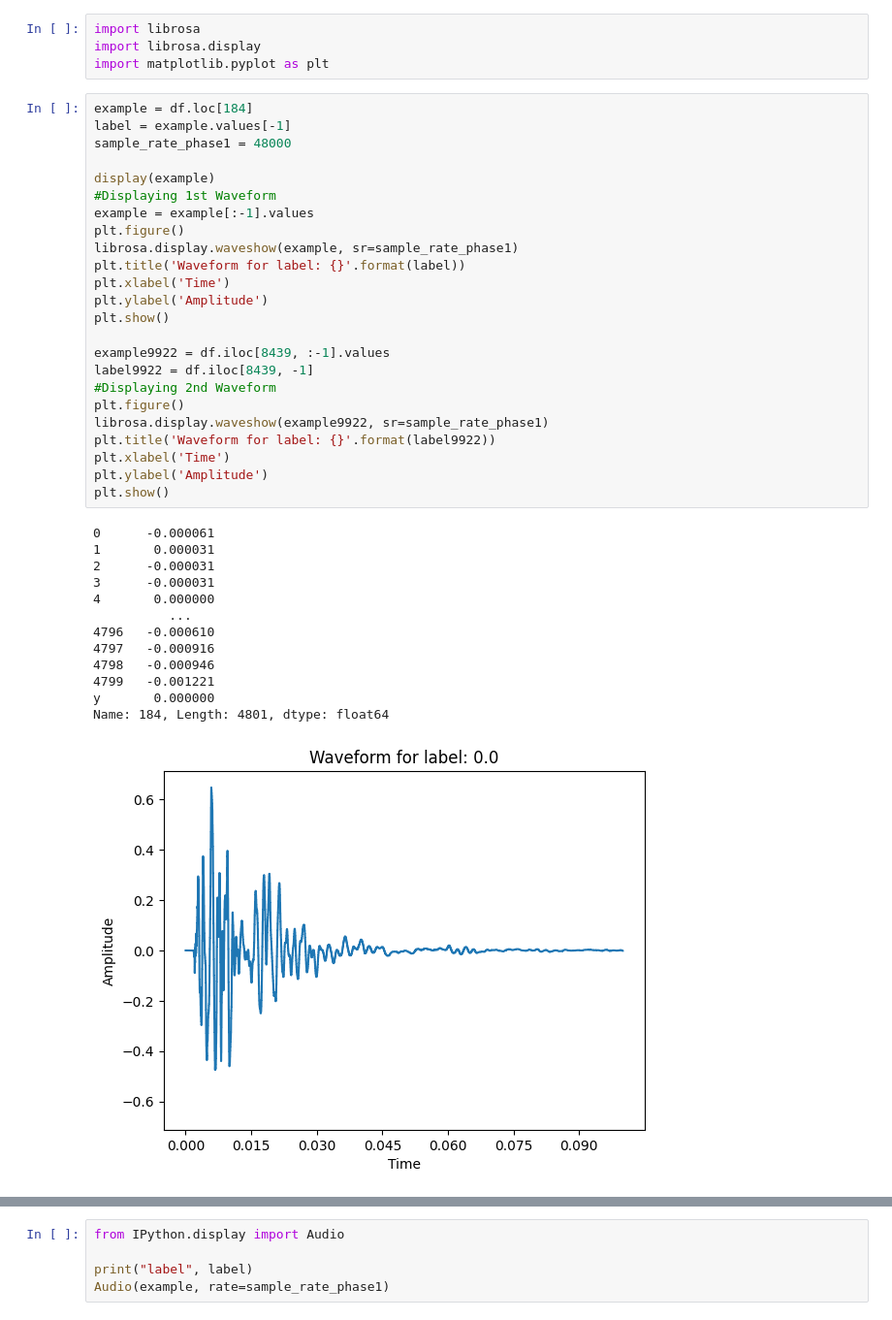
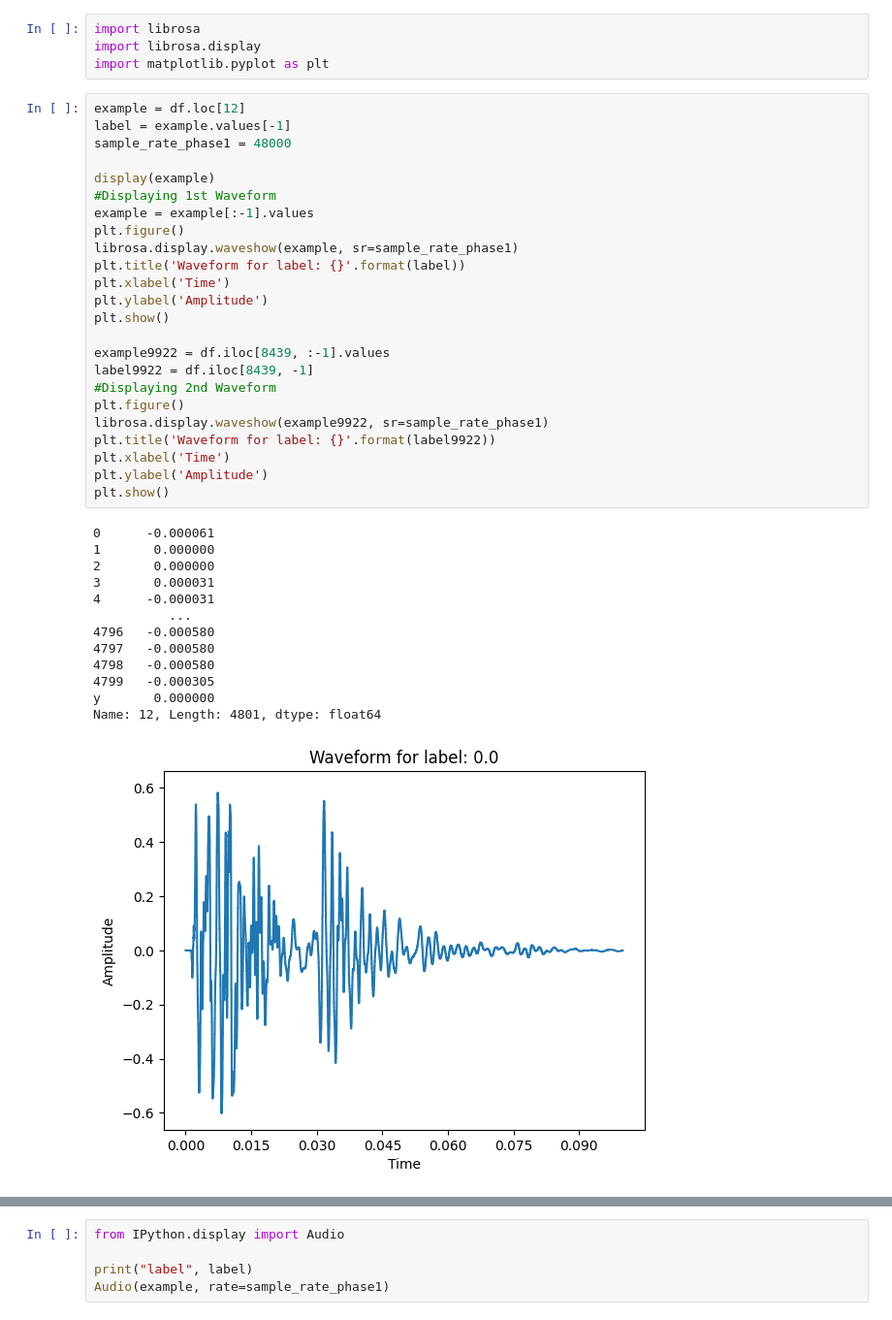
Before and after one commit to kanwarSINGH03/acoustic_signal_classification, a Jupyter notebook: analysis/phase2_analysis.ipynb, the cells around one changed output, grey strips where cells are left out. Shown: that part at 97% size. Saved outputs shown, nothing was run; the diff lists cells and outputs as text.

```diff
--- a/analysis/phase2_analysis.ipynb
+++ b/analysis/phase2_analysis.ipynb
@@ -65,43 +70,43 @@ import librosa
 import librosa.display
 import matplotlib.pyplot as plt
 # %%
-example = df.loc[184]
+example = df.loc[12]
 label = example.values[-1]
 sample_rate_phase1 = 48000
 
 display(example)
 #Displaying 1st Waveform
 example = example[:-1].values
 plt.figure()
 librosa.display.waveshow(example, sr=sample_rate_phase1)
 plt.title('Waveform for label: {}'.format(label))
 plt.xlabel('Time')
 plt.ylabel('Amplitude')
 plt.show()
 
 example9922 = df.iloc[8439, :-1].values
 label9922 = df.iloc[8439, -1]
 #Displaying 2nd Waveform
 plt.figure()
 librosa.display.waveshow(example9922, sr=sample_rate_phase1)
 plt.title('Waveform for label: {}'.format(label9922))
 plt.xlabel('Time')
 plt.ylabel('Amplitude')
 plt.show()
 # %% [output]
 0      -0.000061
-1       0.000031
-2      -0.000031
-3      -0.000031
-4       0.000000
+1       0.000000
+2       0.000000
+3       0.000031
+4      -0.000031
           ...
-4796   -0.000610
-4797   -0.000916
-4798   -0.000946
-4799   -0.001221
+4796   -0.000580
+4797   -0.000580
+4798   -0.000580
+4799   -0.000305
 y       0.000000
-Name: 184, Length: 4801, dtype: float64
+Name: 12, Length: 4801, dtype: float64
-[figure, old version]
+[figure, new version]
 [figure]
 # %%
 # Assuming X is your data
```
Also changed, not shown: parts of 5 cells of this notebook, 3 other files.
